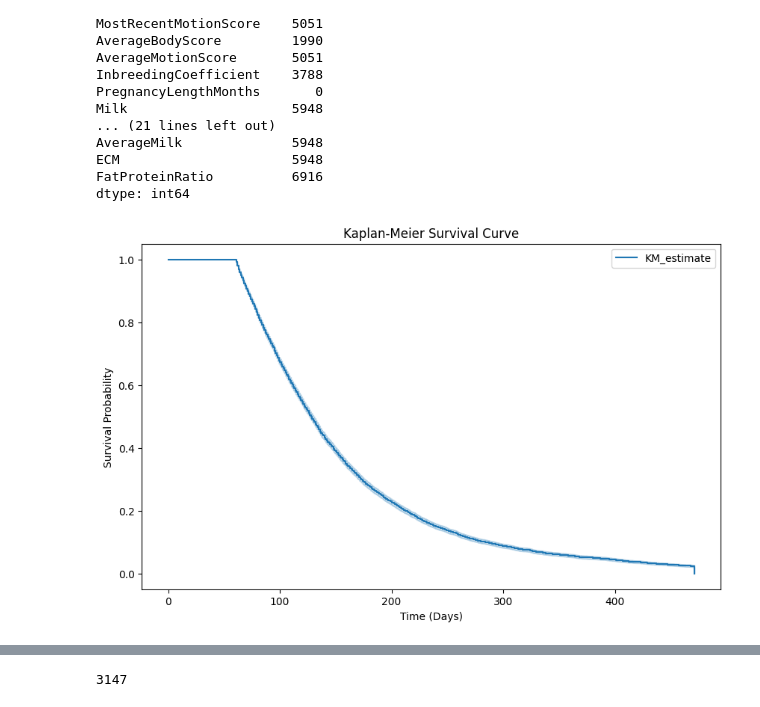
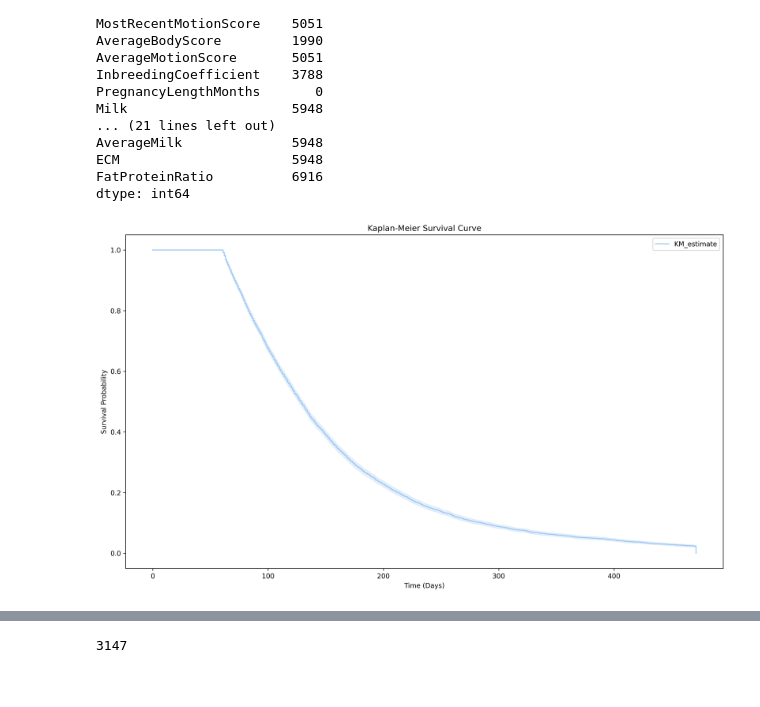
Before and after one commit to mmgh900/days-open-rnn, a Jupyter notebook: days_open_cnn.ipynb, the cells around one changed output, grey strips where cells are left out. Cells and saved outputs as stored; diff of their text form; code cells hidden in the pictures.

```diff
--- a/days_open_cnn.ipynb
+++ b/days_open_cnn.ipynb
@@ -306,24 +298,30 @@ filled_data = filled_data[good_features]
 # %%
 import pandas as pd
 import numpy as np
+import seaborn as sns
 import matplotlib.pyplot as plt
 from lifelines import KaplanMeierFitter
 from lifelines import CoxPHFitter
 
 cox_data = filled_data.drop('Serial', axis=1).copy()
 cox_data['Event'] = 1
 # Initialize Kaplan-Meier estimator
 kmf = KaplanMeierFitter()
 
 # Fit the Kaplan-Meier estimator to your data
 kmf.fit(durations=cox_data['DaysOpen'], event_observed=cox_data['Event'])
 
+# Set the figure size and dpi
+plt.figure(figsize=(16, 9), dpi=300)
+
+# Set the color palette
+sns.set_palette("pastel")
+
 # Plot the Kaplan-Meier survival curve
-plt.figure(figsize=(10, 6))
 kmf.plot()
 plt.title('Kaplan-Meier Survival Curve')
 plt.xlabel('Time (Days)')
 plt.ylabel('Survival Probability')
 plt.show()
 # %% [output]
-[figure, old version]
+[figure, new version]
```
Also changed, not shown: parts of 66 cells of this notebook, 57 other files.
